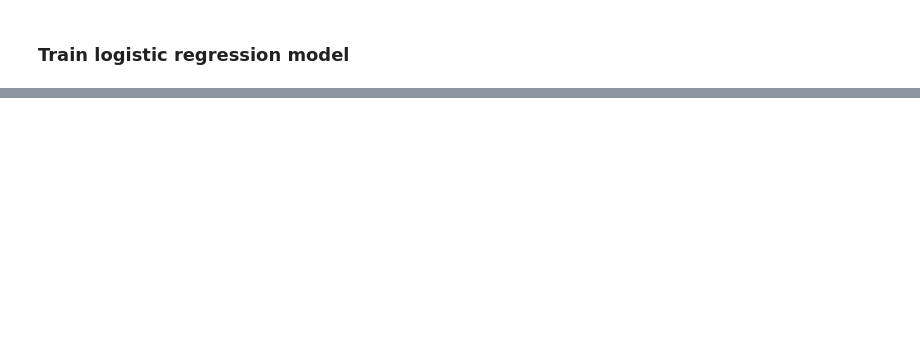
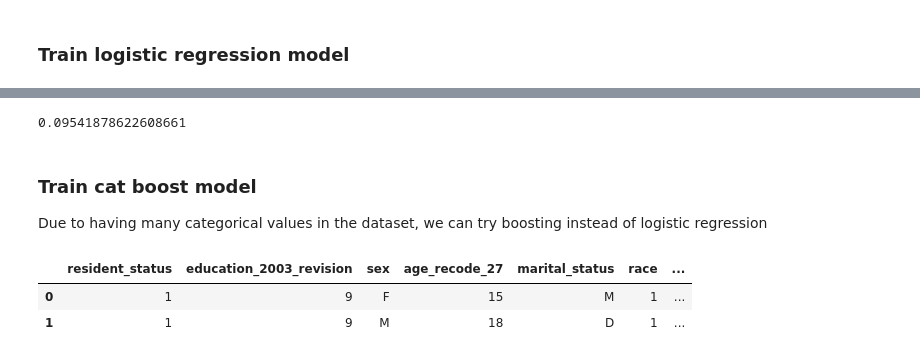
Before and after one commit to jloesch30/bds_final_project, a Jupyter notebook: notebooks/model_building.ipynb, the cells around one changed output, grey strips where cells are left out. Drawn from its saved outputs; the diff is of its cells as text; code cells hidden in the pictures; blank space fills up the shorter version.

```diff
--- a/notebooks/model_building.ipynb
+++ b/notebooks/model_building.ipynb
@@ -118,3 +117,0 @@ marital_dummies = pd.get_dummies(data_2005_revised.marital_status, prefix='marit
-# %%
-data_2005_revised = pd.concat([data_2005_revised, marital_dummies])
-data_2005_revised = data_2005_revised.drop(columns=['marital_status'])
@@ -165,0 +203,5 @@ dtype: object
+# %%
+score = logisticRegr.score(X_test, y_test)
+print(score)
+# %% [output]
+0.09541878622608661
@@ -165,0 +215,9 @@ dtype: object
+# %% [markdown]
+### Train cat boost model
+Due to having many categorical values in the dataset, we can try boosting instead of logistic regression
+# %%
+data_2005_revised.head(2)
+# %% [output]
+|  | resident_status | education_2003_revision | sex | age_recode_27 | marital_status | race | ... |
+| 0 | 1 | 9 | F | 15 | M | 1 | ... |
+| 1 | 1 | 9 | M | 18 | D | 1 | ... |
```
Also changed, not shown: parts of 17 cells of this notebook, 5 other files.
